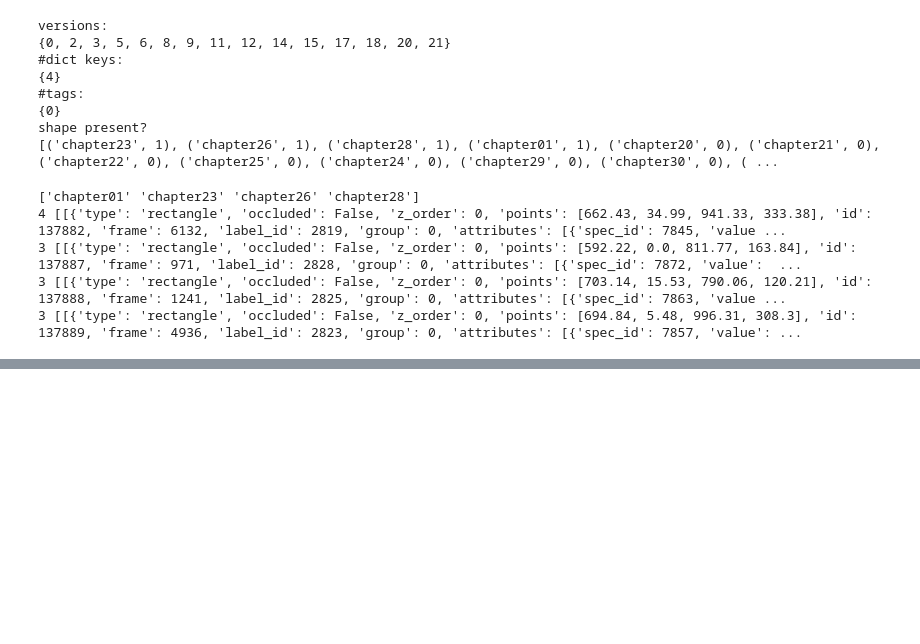
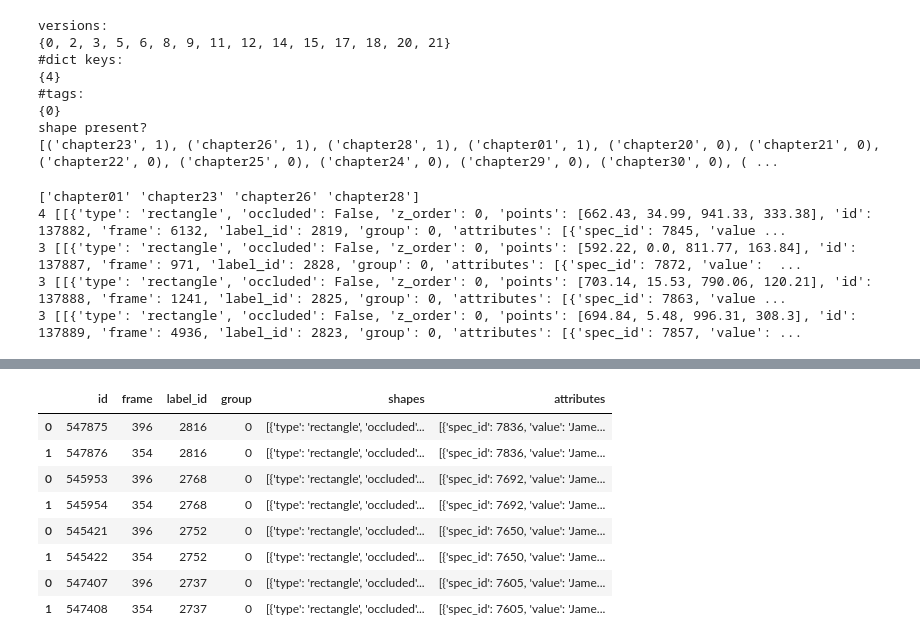
Before and after one commit to SteinwayThor/eeg-features-movies, a Jupyter notebook: EDA_and_Data_Extraction.ipynb, the cells around one changed output, grey strips where cells are left out. Saved outputs shown, nothing was run; the diff lists cells and outputs as text; code cells hidden in the pictures; blank space fills up the shorter version.

Commit message:
data is useless

```diff
--- a/EDA_and_Data_Extraction.ipynb
+++ b/EDA_and_Data_Extraction.ipynb
@@ -222,0 +250,11 @@ for chapter in ch[[0,22,25,27]]:
+# %%
+df = []
+len_rows = 0
+chapter = ch[3]
+for pos,json_array in enumerate(all_data[chapter]):
+  print('adding to df file:', diff_chapters[chapter][pos])
+  df.append(pd.DataFrame(json_array['tracks']))
+  len_rows += len(json_array['tracks'])
+  print(len(json_array['tracks']))
+df = pd.concat(df)
+print(len_rows)
@@ -222,0 +271,12 @@ for chapter in ch[[0,22,25,27]]:
+# %%
+df
+# %% [output]
+|  | id | frame | label_id | group | shapes | attributes |
+| 0 | 547875 | 396 | 2816 | 0 | [{'type': 'rectangle', 'occluded'... | [{'spec_id': 7836, 'value': 'Jame... |
+| 1 | 547876 | 354 | 2816 | 0 | [{'type': 'rectangle', 'occluded'... | [{'spec_id': 7836, 'value': 'Jame... |
+| 0 | 545953 | 396 | 2768 | 0 | [{'type': 'rectangle', 'occluded'... | [{'spec_id': 7692, 'value': 'Jame... |
+| 1 | 545954 | 354 | 2768 | 0 | [{'type': 'rectangle', 'occluded'... | [{'spec_id': 7692, 'value': 'Jame... |
+| 0 | 545421 | 396 | 2752 | 0 | [{'type': 'rectangle', 'occluded'... | [{'spec_id': 7650, 'value': 'Jame... |
+| 1 | 545422 | 354 | 2752 | 0 | [{'type': 'rectangle', 'occluded'... | [{'spec_id': 7650, 'value': 'Jame... |
+| 0 | 547407 | 396 | 2737 | 0 | [{'type': 'rectangle', 'occluded'... | [{'spec_id': 7605, 'value': 'Jame... |
+| 1 | 547408 | 354 | 2737 | 0 | [{'type': 'rectangle', 'occluded'... | [{'spec_id': 7605, 'value': 'Jame... |
```
Also changed, not shown: parts of 7 cells of this notebook.
